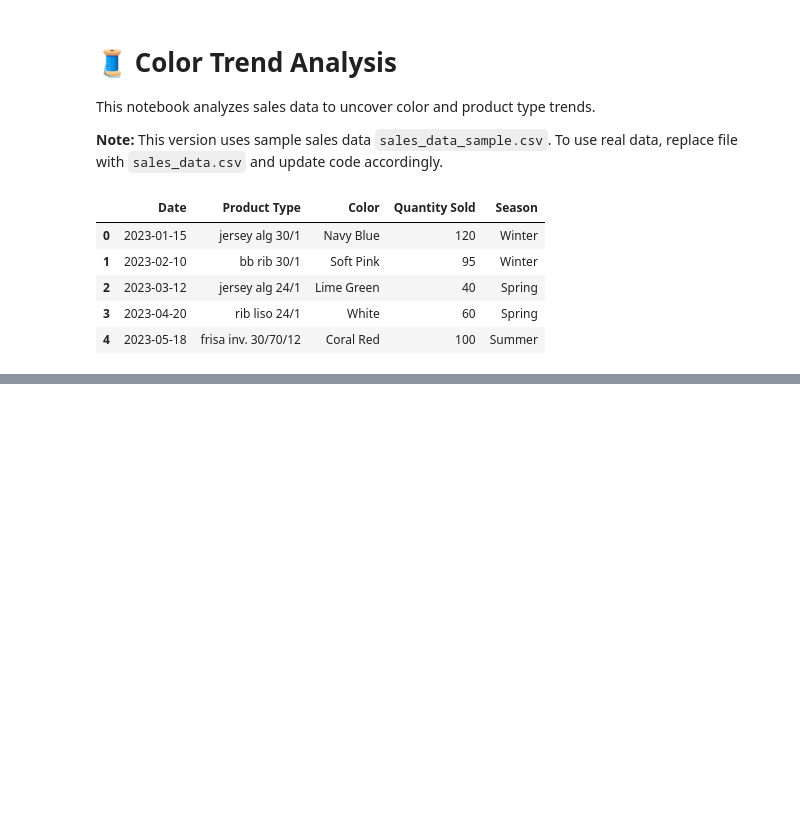
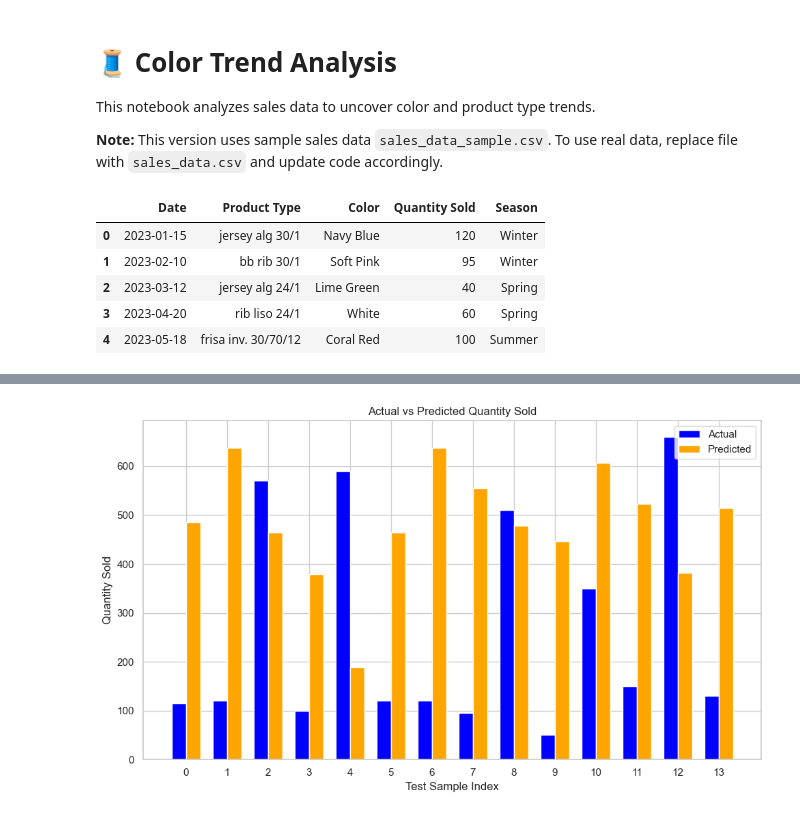
Before and after one commit to danveb/color-demand-predictor, a Jupyter notebook: color_trend_analysis.ipynb, the cells around one changed output, grey strips where cells are left out. Saved outputs shown, nothing was run; the diff lists cells and outputs as text; code cells hidden in the pictures; blank space fills up the shorter version.

Commit message:
update sample_data and re-evaluate model performance

```diff
--- a/color_trend_analysis.ipynb
+++ b/color_trend_analysis.ipynb
@@ -231,0 +245,14 @@ Predicted Quantity Sold for Soft Pink, bb rib 30/1 in Fall: 99
+# %%
+# Visualize Predictions
+
+# create comparison DataFrame of actual vs predicted values
+comparison_df = pd.DataFrame({
+  "Actual": y_test.values, # true quantity sold
+  "Predicted": y_pred # predicted quantity sold
+}).reset_index(drop=True) # reset index to avoid confusion
+
+# add error column to compare actual vs predicted
+comparison_df["Error"] = comparison_df["Actual"] - comparison_df["Predicted"]
+
+# view result
+comparison_df
@@ -231,0 +275,27 @@ Predicted Quantity Sold for Soft Pink, bb rib 30/1 in Fall: 99
+# %%
+# Bar Chart -- Actual vs Predicted
+
+import matplotlib.pyplot as plt
+import numpy as np
+
+# create x-axis positions for each sample
+x = np.arange(len(comparison_df))
+
+# set width for each bar
+width = 0.35
+
+# create bar chart
+plt.figure(figsize=(10, 6))
+plt.bar(x - width/2, comparison_df["Actual"], width, label="Actual", color="blue")
+plt.bar(x + width/2, comparison_df["Predicted"], width, label="Predicted", color="orange")
+
+# add labels and title
+plt.xlabel("Test Sample Index")
+plt.ylabel("Quantity Sold")
+plt.title("Actual vs Predicted Quantity Sold")
+plt.xticks(x) # make x-axis match sample index
+plt.legend() # show legend
+plt.tight_layout() # adjust layout
+plt.show() # display chart
+# %% [output]
+[figure, added]
```
Also changed, not shown: parts of 11 cells of this notebook, 1 other file.
